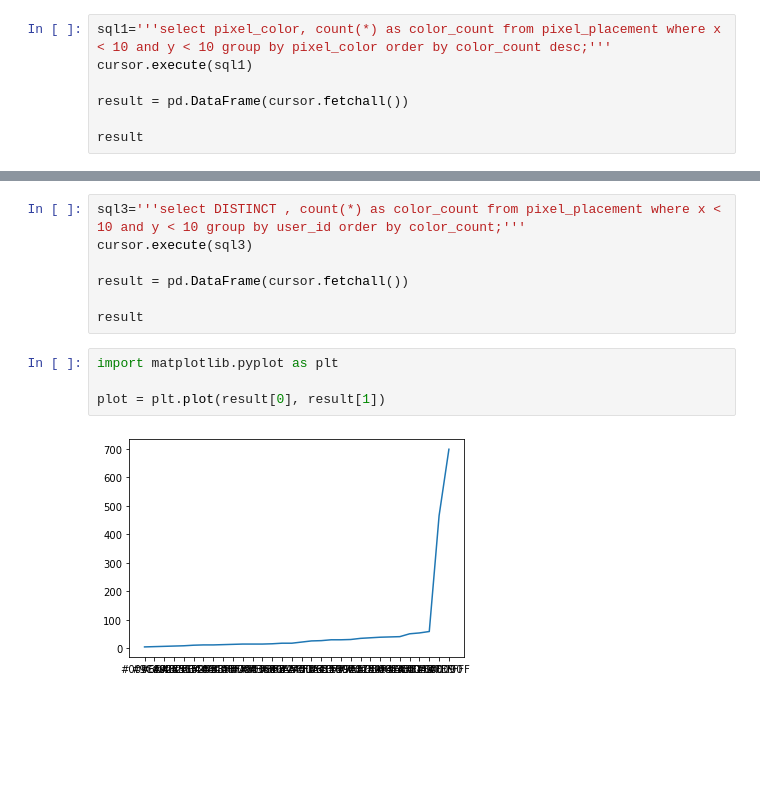
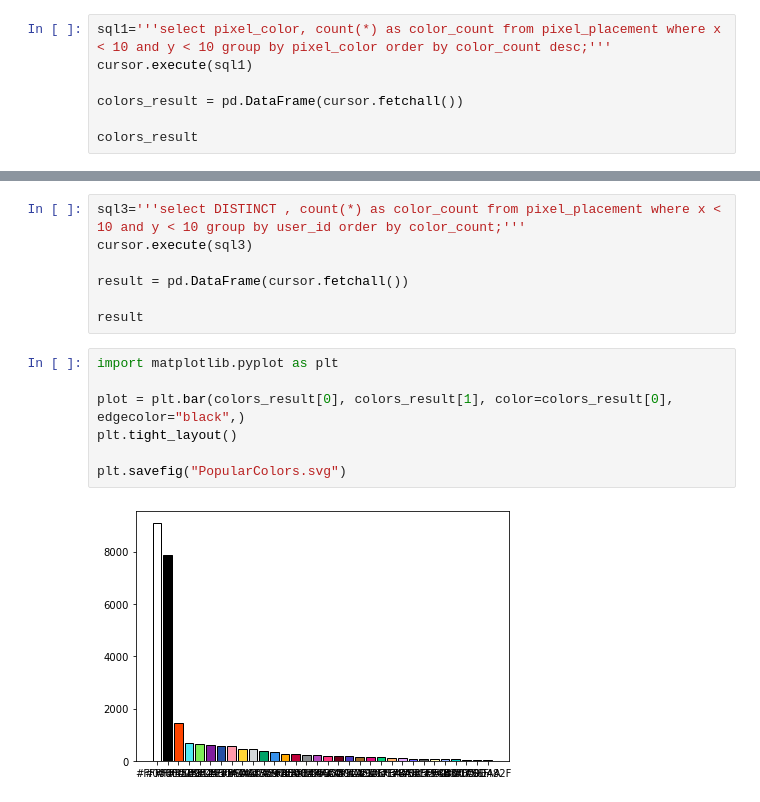
Before and after one commit to ahreed304/pixel-wars, a Jupyter notebook: main.ipynb, the cells around one changed output, grey strips where cells are left out. Saved outputs shown, nothing was run; the diff lists cells and outputs as text; blank space fills up the shorter version.

Commit message:
creating color plot

```diff
--- a/main.ipynb
+++ b/main.ipynb
@@ -13,8 +13,8 @@ cursor = conn.cursor()
 sql1='''select pixel_color, count(*) as color_count from pixel_placement where x < 10 and y < 10 group by pixel_color order by color_count desc;'''
 cursor.execute(sql1)
 
-result = pd.DataFrame(cursor.fetchall())
+colors_result = pd.DataFrame(cursor.fetchall())
 
-result
+colors_result
 # %% [output]
 |  | 0 | 1 |
@@ -65,6 +65,9 @@ result
 # %%
 import matplotlib.pyplot as plt
 
-plot = plt.plot(result[0], result[1])
+plot = plt.bar(colors_result[0], colors_result[1], color=colors_result[0], edgecolor="black",)
+plt.tight_layout()
+
+plt.savefig("PopularColors.svg")
 # %% [output]
-[figure, old version]
+[figure, new version]
```
Also changed, not shown: parts of 4 cells of this notebook, 2 other files.
